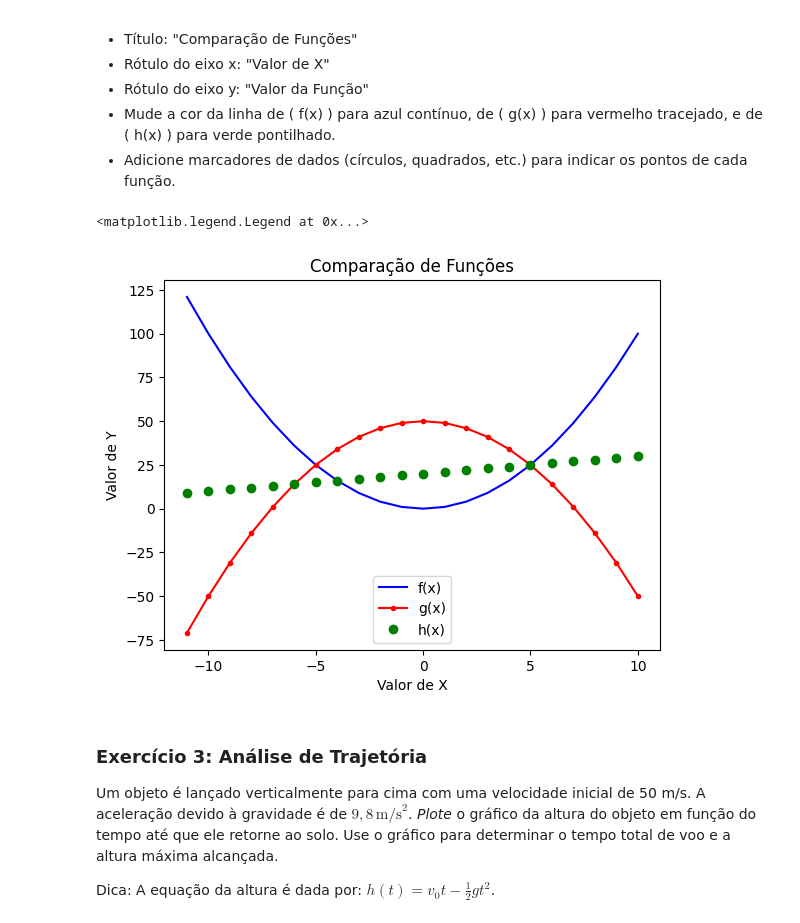
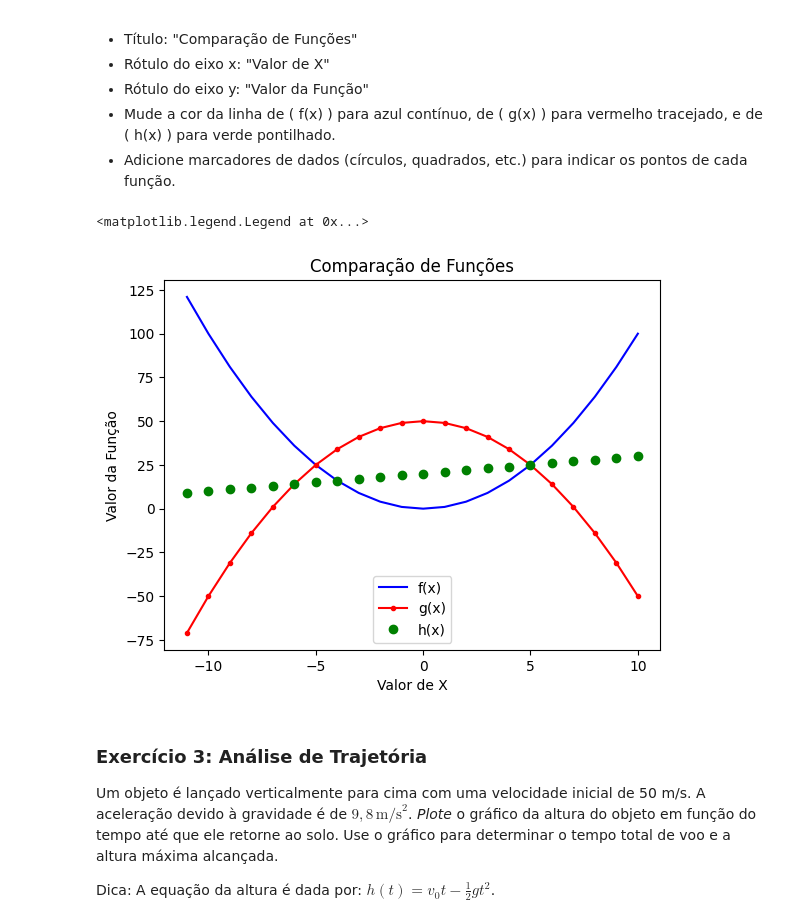
Before and after one commit to 1Henri1/colab, a Jupyter notebook: Atividade_2_Gráficos.ipynb, the cells around one changed output. Saved outputs shown, nothing was run; the diff lists cells and outputs as text; code cells hidden in the pictures.

```diff
--- a/Atividade_2_Gráficos.ipynb
+++ b/Atividade_2_Gráficos.ipynb
@@ -34,21 +34,21 @@ Modifique o gráfico do exercício anterior para ter as seguintes característic
 # %%
 import numpy as np
 import matplotlib.pyplot as plt
 x = np.arange(-11,11)
 f = x**2
 g = -x**2+50
 h = x+20
 
 plt.plot(x,f,'b', label="f(x)")
 plt.plot(x,g,'r.-',label="g(x)")
 plt.plot(x,h,'go',label="h(x)")
 plt.title("Comparação de Funções")
 plt.xlabel("Valor de X")
-plt.ylabel("Valor de Y")
+plt.ylabel("Valor da Função")
 plt.legend()
 # %% [output]
 <matplotlib.legend.Legend at 0x...>
-[figure, old version]
+[figure, new version]
 # %% [markdown]
 ### Exercício 3: Análise de Trajetória
 
```
Also changed, not shown: parts of 3 cells of this notebook.
